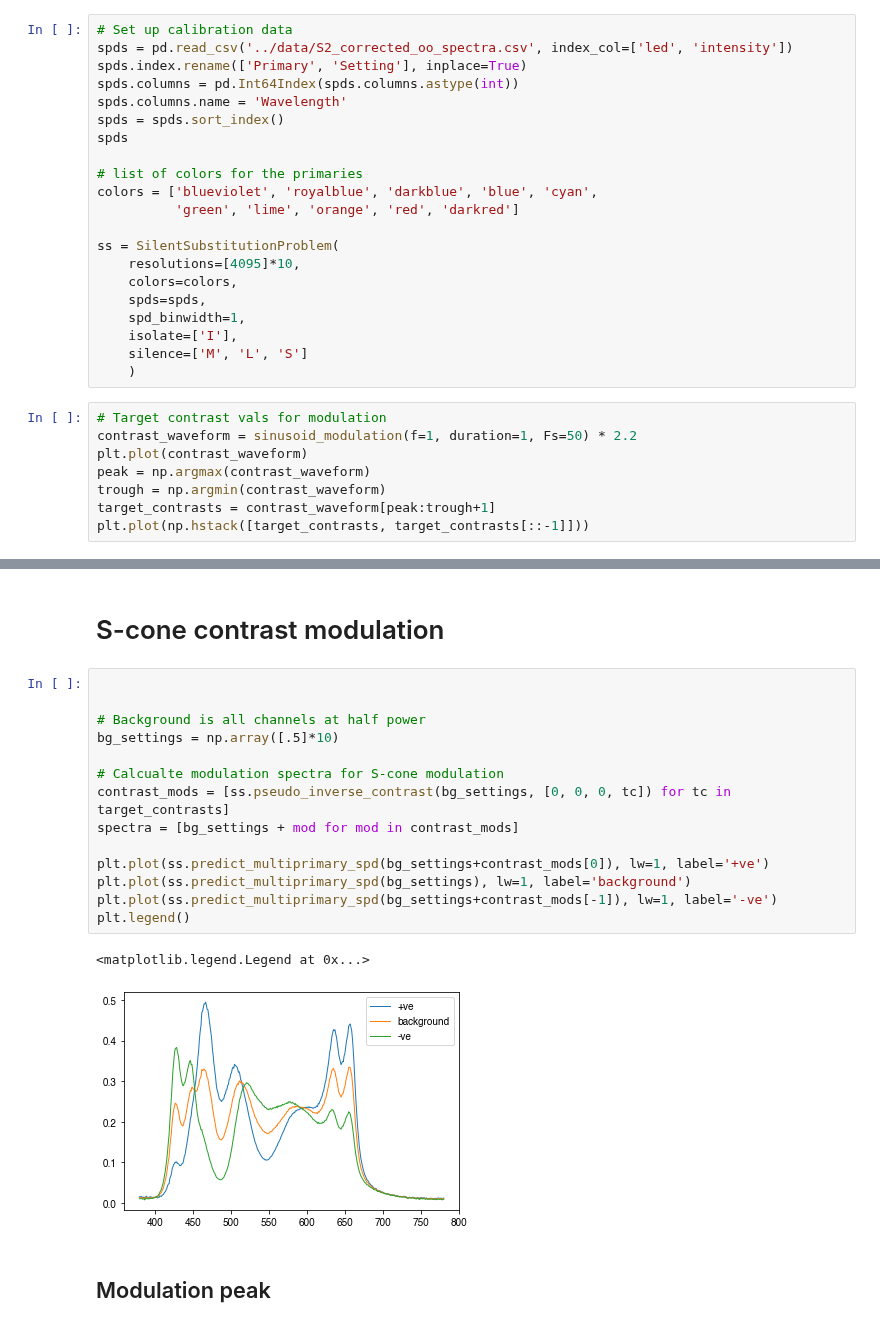
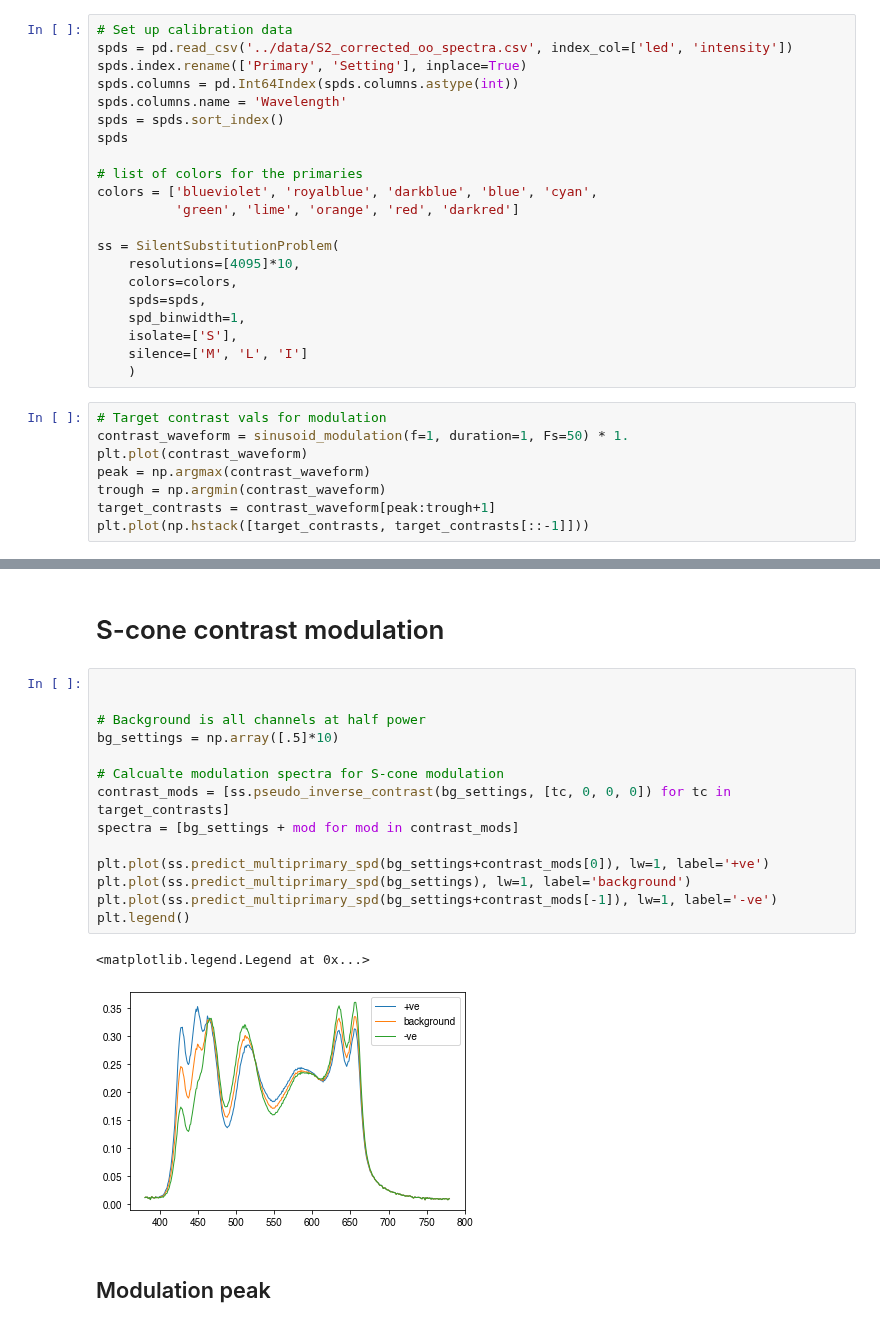
Before and after one commit to PySilentSubstitution/pysilsub, a Jupyter notebook: notebooks/pseudo_inverse_contrast_example.ipynb, the cells around one changed output, grey strips where cells are left out. Cells and saved outputs as stored; diff of their text form.

```diff
--- a/notebooks/pseudo_inverse_contrast_example.ipynb
+++ b/notebooks/pseudo_inverse_contrast_example.ipynb
@@ -42,12 +42,12 @@ ss = SilentSubstitutionProblem(
     colors=colors,
     spds=spds,
     spd_binwidth=1,
-    isolate=['I'],
-    silence=['M', 'L', 'S']
+    isolate=['S'],
+    silence=['M', 'L', 'I']
     )
 # %%
 # Target contrast vals for modulation
-contrast_waveform = sinusoid_modulation(f=1, duration=1, Fs=50) * 2.2
+contrast_waveform = sinusoid_modulation(f=1, duration=1, Fs=50) * 1.
 plt.plot(contrast_waveform)
 peak = np.argmax(contrast_waveform)
 trough = np.argmin(contrast_waveform)
@@ -62,20 +62,20 @@ S-cone contrast modulation
 # %%
 
 
 # Background is all channels at half power
 bg_settings = np.array([.5]*10)
 
 # Calcualte modulation spectra for S-cone modulation
-contrast_mods = [ss.pseudo_inverse_contrast(bg_settings, [0, 0, 0, tc]) for tc in target_contrasts]
+contrast_mods = [ss.pseudo_inverse_contrast(bg_settings, [tc, 0, 0, 0]) for tc in target_contrasts]
 spectra = [bg_settings + mod for mod in contrast_mods]
 
 plt.plot(ss.predict_multiprimary_spd(bg_settings+contrast_mods[0]), lw=1, label='+ve')
 plt.plot(ss.predict_multiprimary_spd(bg_settings), lw=1, label='background')
 plt.plot(ss.predict_multiprimary_spd(bg_settings+contrast_mods[-1]), lw=1, label='-ve')
 plt.legend()
 # %% [output]
 <matplotlib.legend.Legend at 0x...>
-[figure, old version]
+[figure, new version]
 # %% [markdown]
 Modulation peak
 ---------------
```
Also changed, not shown: parts of 7 cells of this notebook, 39 other files.
